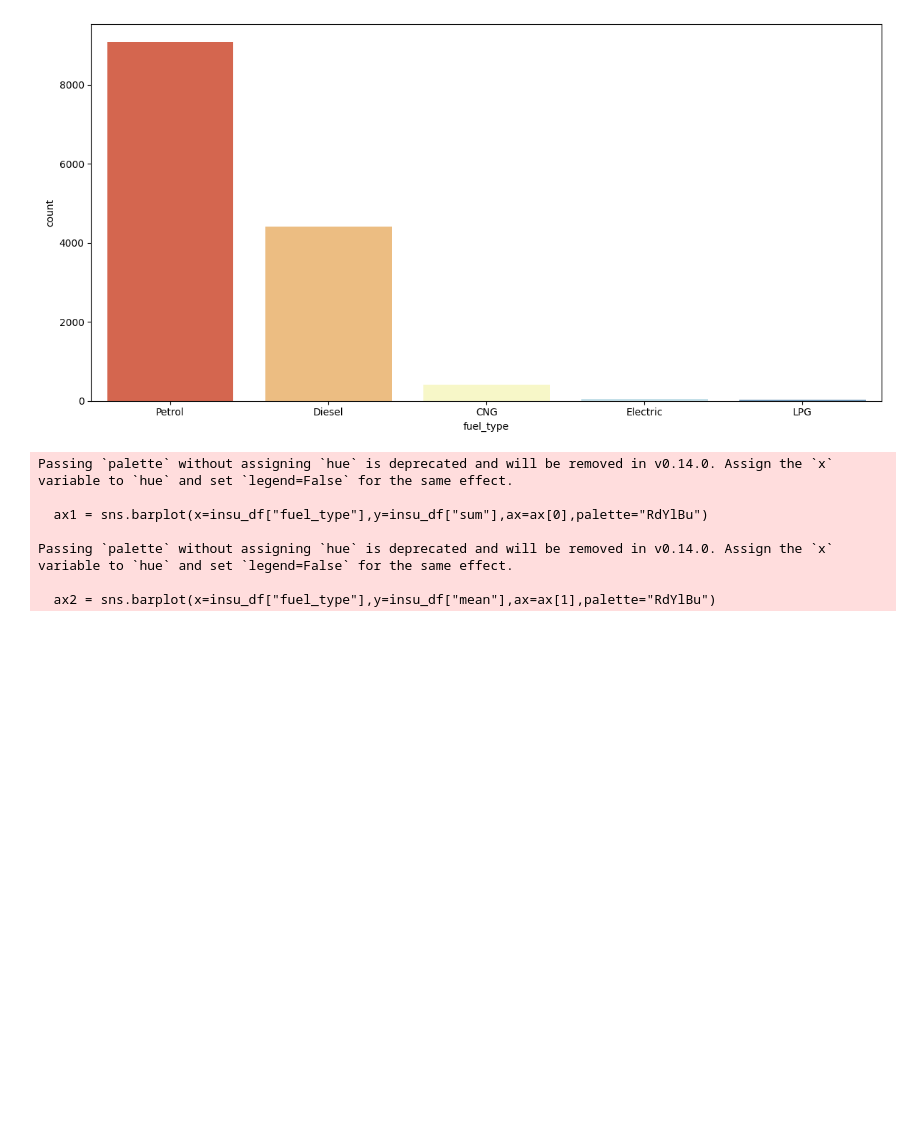
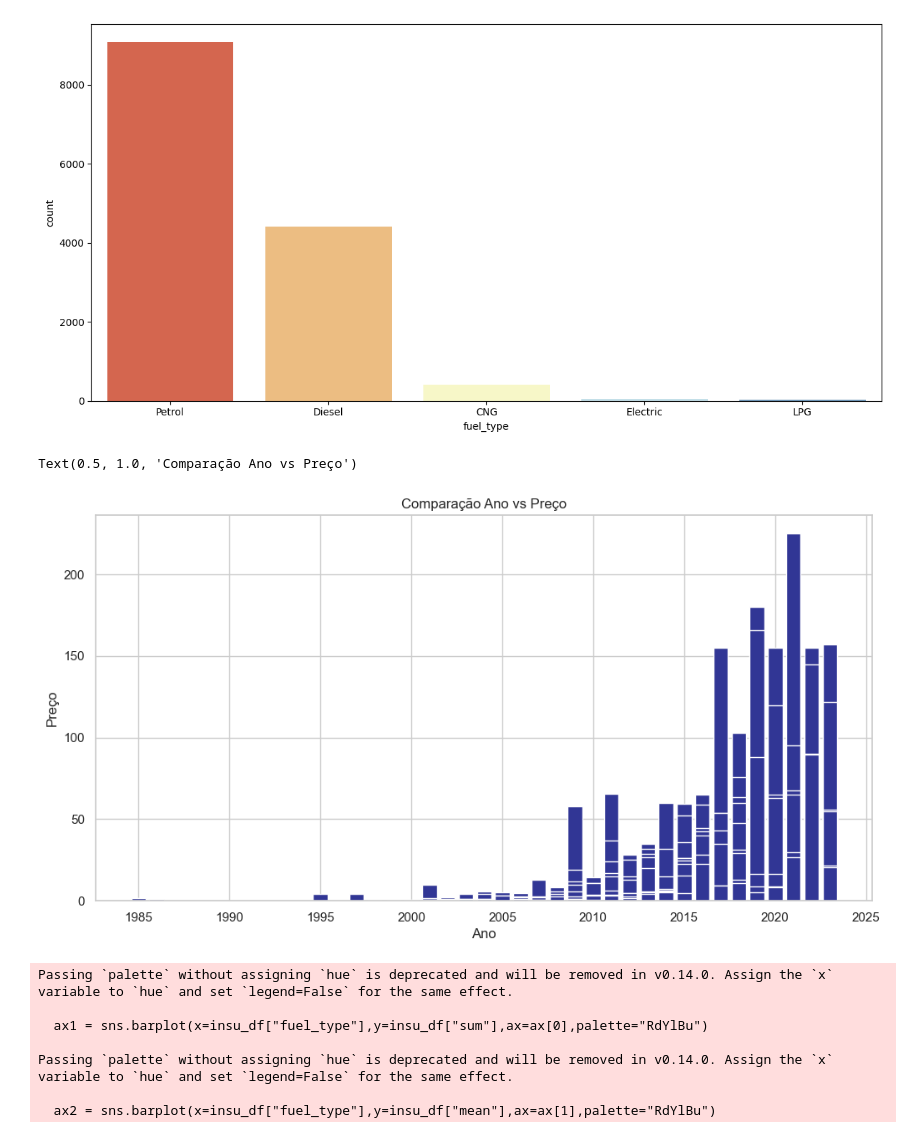
Before and after one commit to ruicoelhor22/AASE, a Jupyter notebook: Analise_Inicial_Dados.ipynb, the cells around one changed output. Saved outputs shown, nothing was run; the diff lists cells and outputs as text; code cells hidden in the pictures; blank space fills up the shorter version.

```diff
--- a/Analise_Inicial_Dados.ipynb
+++ b/Analise_Inicial_Dados.ipynb
@@ -546,6 +560,18 @@ Passing `palette` without assigning `hue` is deprecated and will be removed in v
 
   a = sns.countplot(x = df["fuel_type"],palette="RdYlBu")
 [figure]
+# %%
+palette = sns.color_palette("RdYlBu", as_cmap=True)
+
+# Criando o gráfico de barras com a mesma paleta de cores
+plt.figure(figsize=(12, 6))
+bars = plt.bar(df['registered_year'], df['resale_price_Lakh'], color=palette(df['resale_price_Lakh']))
+plt.xlabel('Ano')
+plt.ylabel('Preço')
+plt.title('Comparação Ano vs Preço')
+# %% [output]
+Text(0.5, 1.0, 'Comparação Ano vs Preço')
+[figure, added]
 # %%
 insu_df = df.groupby("fuel_type")["resale_price_Lakh"].agg(["mean","sum"]).reset_index()
 fig , ax = plt.subplots(2,1,figsize = (15,10))
```
Also changed, not shown: parts of 10 cells of this notebook.
